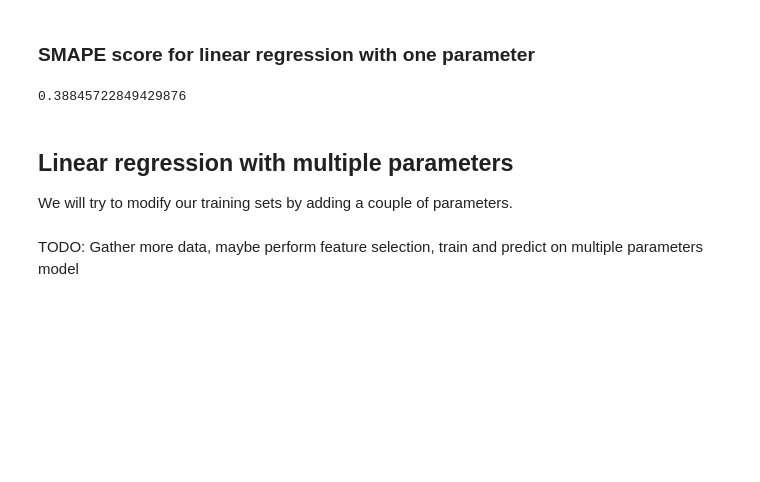
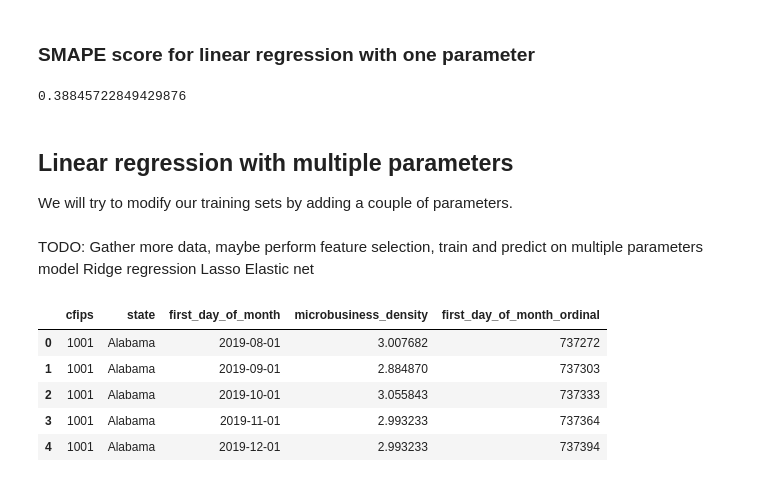
Before and after one commit to vroobelle93/03_GoDaddy, a Jupyter notebook: godaddy1.ipynb, the cells around one changed output. Saved outputs shown, nothing was run; the diff lists cells and outputs as text; code cells hidden in the pictures; blank space fills up the shorter version.

```diff
--- a/godaddy1.ipynb
+++ b/godaddy1.ipynb
@@ -384,12 +384,24 @@ smape(forecast_df['microbusiness_density'], lin_reg_y_test['microbusiness_densit
 We will try to modify our training sets by adding a couple of parameters.
 # %% [markdown]
 TODO: Gather more data, maybe perform feature selection, train and predict on multiple parameters model
+Ridge regression
+Lasso
+Elastic net
 # %%
 # Test data
 test_day = '2022-12-01'
 lin_reg_y_test = revealed_test.loc[revealed_test['first_day_of_month'] == test_day, ['cfips', 'microbusiness_density']]
 
 # Prepare data
-lin_reg_multiple_parameters_df = train_set[['cfips', 'first_day_of_month', 'microbusiness_density']]
-lin_reg_multiple_parameters_df['first_day_of_month'] = pd.to_datetime(lin_reg_multiple_parameters_df['first_day_of_month']) # Convert from str to datetime
-lin_reg_multiple_parameters_df['first_day_of_month'] = [datetime.datetime.toordinal(x) for x in lin_reg_multiple_parameters_df['first_day_of_month']] # Convert to ordinal value
+lin_reg_multiparam_df = train_set[['cfips', 'state', 'first_day_of_month', 'microbusiness_density']]
+lin_reg_multiparam_df['first_day_of_month_ordinal'] = pd.to_datetime(lin_reg_multiparam_df['first_day_of_month']) # Convert from str to datetime
+lin_reg_multiparam_df['first_day_of_month_ordinal'] = [datetime.datetime.toordinal(x) for x in lin_reg_multiparam_df['first_day_of_month_ordinal']] # Convert to ordinal value
+
+lin_reg_multiparam_df.head()
+# %% [output]
+|  | cfips | state | first_day_of_month | microbusiness_density | first_day_of_month_ordinal |
+| 0 | 1001 | Alabama | 2019-08-01 | 3.007682 | 737272 |
+| 1 | 1001 | Alabama | 2019-09-01 | 2.884870 | 737303 |
+| 2 | 1001 | Alabama | 2019-10-01 | 3.055843 | 737333 |
+| 3 | 1001 | Alabama | 2019-11-01 | 2.993233 | 737364 |
+| 4 | 1001 | Alabama | 2019-12-01 | 2.993233 | 737394 |
```
Also changed, not shown: parts of 5 cells of this notebook.
